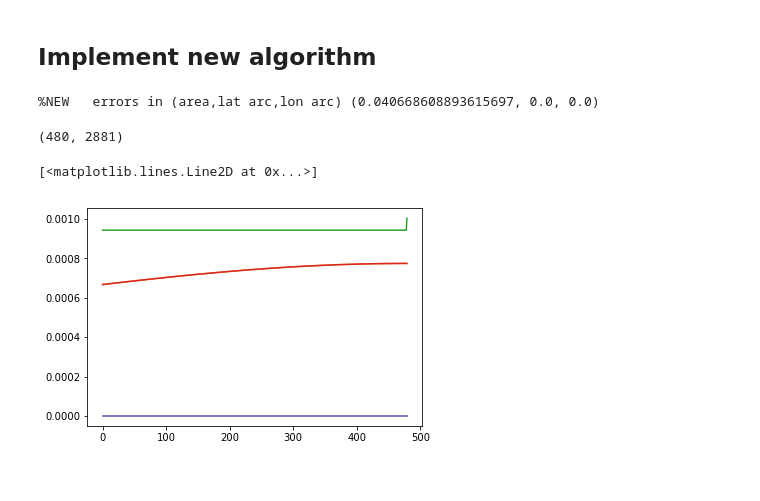
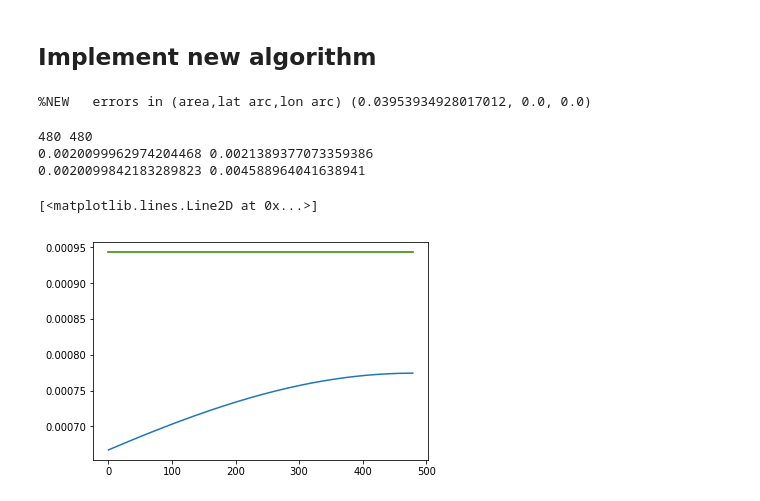
Before and after one commit to nikizadehgfdl/grid_generation, a Jupyter notebook: jupynotebooks/northern_bipole_cap_grid-new.ipynb, the cells around one changed output. Cells and saved outputs as stored; diff of their text form; code cells hidden in the pictures.

Commit message:
Fixed dx,dy
- Need to do phig=90 properly
- Need to work on da

```diff
--- a/jupynotebooks/northern_bipole_cap_grid-new.ipynb
+++ b/jupynotebooks/northern_bipole_cap_grid-new.ipynb
@@ -178,7 +178,7 @@ def quad_positions(n=3):
 # Specify the grid properties
 # All
 # Specify the desired resolution
-degree_resolution_inverse = 4 #quarter degree grid
+degree_resolution_inverse = 1 #quarter degree grid
 refine=2    # Set to 2 for supergrid
 lenlon=360  # global longitude range
 lon0=-300.  # Starting longitude (longitude of the Northern bipoles)
@@ -275,7 +275,6 @@ def bipolar_cap_mesh(Ni,Nj_ncap,lat0_bp,lon_bp,rp):
 def bipolar_cap_ij(i,j,Ni,Nj_ncap,lat0_bp,lon_bp,rp):
     lamg = lon_bp  + i * 360./Ni
     phig = lat0_bp + j * (90-lat0_bp)/Nj_ncap
-
     lams,phis,h_i_inv,h_j_inv = bipolar_projection(lamg,phig,lon_bp=lon_bp,rp=rp)
     h_i_inv = h_i_inv * 2*np.pi/Ni
     h_j_inv = h_j_inv * (90-lat0_bp)*PI_180/Nj_ncap
@@ -287,7 +286,7 @@ dxdy = dx[:-1,:]*dy[:,:-1]
 
 print("%NEW   errors in (area,lat arc,lon arc)", metrics_error(dx,  dy,  dxdy, lat1=lat0_bp,Re=1))
 # %% [output]
-%NEW   errors in (area,lat arc,lon arc) (0.040668608893615697, 0.0, 0.0)
+%NEW   errors in (area,lat arc,lon arc) (0.03953934928017012, 0.0, 0.0)
 # %%
 a,b = quad_positions(n=5)
 
@@ -299,23 +298,29 @@ for i in range(0,dx.shape[1]):
         lamsij,phisij,dxij,dyij =  bipolar_cap_ij(i_s,j,Ni,Nj_ncap,lat0_bp=lat0_bp,lon_bp=lon_bp,rp=rp)
         dx_quad[j,i] = quad_average(dxij)
+# %%
+print(j,Nj_ncap)
+print(dx_quad[-2,Ni//4],dx_quad[-1,Ni//4])
+print(dx[-2,Ni//4],dx[-1,Ni//4])
+# %% [output]
+480 480
+0.0020099962974204468 0.0021389377073359386
+0.0020099842183289823 0.004588964041638941
 # %%
 dy_quad = np.zeros(dy.shape)
 
-for j in range(0,dy.shape[0]):
-    j_s = b*j + a*(j+1) # Sample position to evalute f(x)
-    for i in range(0,dy.shape[1]):
+for i in range(0,dy.shape[1]):
+    for j in range(0,dy.shape[0]):
+        j_s = b*j + a*(j+1) # Sample position to evalute f(x)
+        if(j_s[-1]==Nj_ncap): j_s[-1]=Nj_ncap-0.001 #avoid phi=90. Niki:Find a way to avoid this properly
         lamsij,phisij,dxij,dyij =  bipolar_cap_ij(i,j_s,Ni,Nj_ncap,lat0_bp=lat0_bp,lon_bp=lon_bp,rp=rp)
         dy_quad[j,i] = quad_average(dyij)
-# %%
-dy_quad.shape
-# %% [output]
-(480, 2881)
 # %%
-plt.plot(dy_quad[:,0])
+#plt.plot(dy_quad[:,0])
 plt.plot(dy_quad[:,Ni//8])
+plt.plot(dy[:,Ni//4])
 plt.plot(dy_quad[:,Ni//4])
-plt.plot(dy_quad[:,3*Ni//8])
-plt.plot(dy_quad[:,Ni//2])
+#plt.plot(dy_quad[:,3*Ni//8])
+#plt.plot(dy_quad[:,Ni//2])
 # %% [output]
 [<matplotlib.lines.Line2D at 0x...>]
-[figure, old version]
+[figure, new version]
```
Also changed, not shown: parts of 22 cells of this notebook.
